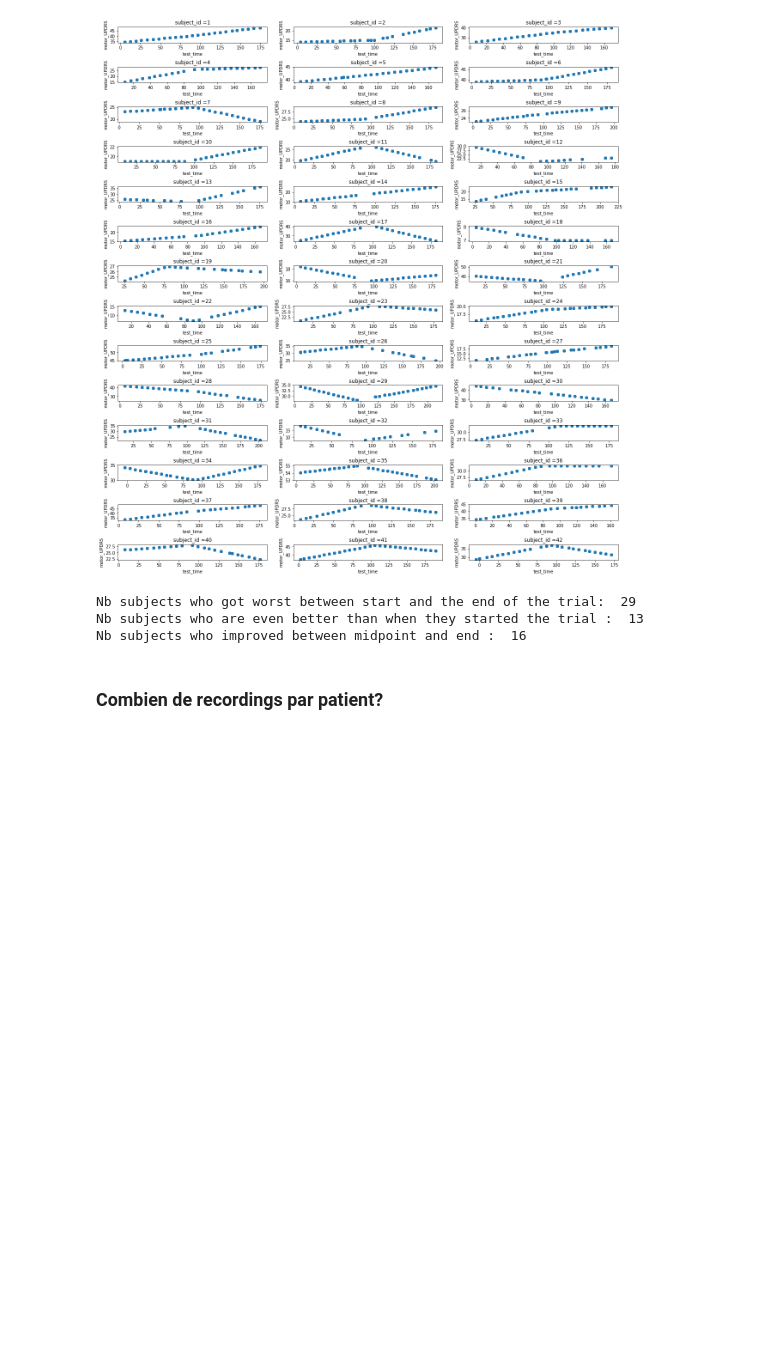
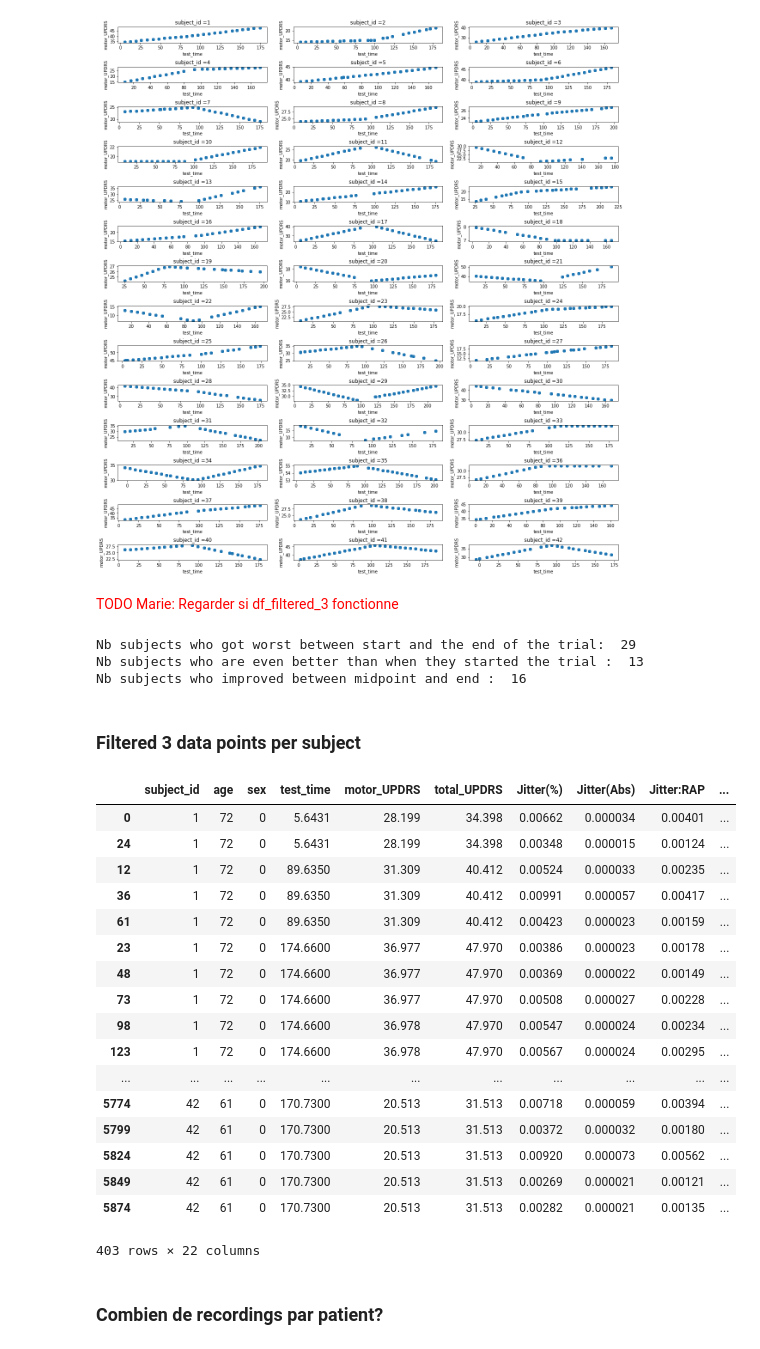
Before and after one commit to Mymoza/DataMining-UPDRS, a Jupyter notebook: UPDRS.ipynb, the cells around one changed output. Saved outputs shown, nothing was run; the diff lists cells and outputs as text; code cells hidden in the pictures; blank space fills up the shorter version.

```diff
--- a/UPDRS.ipynb
+++ b/UPDRS.ipynb
@@ -460,6 +471,8 @@ for ax, subject_id in zip(axs, range(1,43)):
 fig2.savefig('total_updrs_time_test.png')
 # %% [output]
 [figure]
+# %% [markdown]
+<font color='red'>TODO Marie: Regarder si df_filtered_3 fonctionne</font>
 # %%
 nb_subjects_worsen = 0
 nb_subjects_improved = 0
@@ -503,6 +524,29 @@ print('Nb subjects who improved between midpoint and end : ', nb_subjects_midpoi
 Nb subjects who got worst between start and the end of the trial:  29
 Nb subjects who are even better than when they started the trial :  13
 Nb subjects who improved between midpoint and end :  16
+# %% [markdown]
+### Filtered 3 data points per subject
+# %%
+df_filtered_3_per_subject
+# %% [output]
+|  | subject_id | age | sex | test_time | motor_UPDRS | total_UPDRS | Jitter(%) | Jitter(Abs) | Jitter:RAP | ... |
+| 0 | 1 | 72 | 0 | 5.6431 | 28.199 | 34.398 | 0.00662 | 0.000034 | 0.00401 | ... |
+| 24 | 1 | 72 | 0 | 5.6431 | 28.199 | 34.398 | 0.00348 | 0.000015 | 0.00124 | ... |
+| 12 | 1 | 72 | 0 | 89.6350 | 31.309 | 40.412 | 0.00524 | 0.000033 | 0.00235 | ... |
+| 36 | 1 | 72 | 0 | 89.6350 | 31.309 | 40.412 | 0.00991 | 0.000057 | 0.00417 | ... |
+| 61 | 1 | 72 | 0 | 89.6350 | 31.309 | 40.412 | 0.00423 | 0.000023 | 0.00159 | ... |
+| 23 | 1 | 72 | 0 | 174.6600 | 36.977 | 47.970 | 0.00386 | 0.000023 | 0.00178 | ... |
+| 48 | 1 | 72 | 0 | 174.6600 | 36.977 | 47.970 | 0.00369 | 0.000022 | 0.00149 | ... |
+| 73 | 1 | 72 | 0 | 174.6600 | 36.977 | 47.970 | 0.00508 | 0.000027 | 0.00228 | ... |
+| 98 | 1 | 72 | 0 | 174.6600 | 36.978 | 47.970 | 0.00547 | 0.000024 | 0.00234 | ... |
+| 123 | 1 | 72 | 0 | 174.6600 | 36.978 | 47.970 | 0.00567 | 0.000024 | 0.00295 | ... |
+| ... | ... | ... | ... | ... | ... | ... | ... | ... | ... | ... |
+| 5774 | 42 | 61 | 0 | 170.7300 | 20.513 | 31.513 | 0.00718 | 0.000059 | 0.00394 | ... |
+| 5799 | 42 | 61 | 0 | 170.7300 | 20.513 | 31.513 | 0.00372 | 0.000032 | 0.00180 | ... |
+| 5824 | 42 | 61 | 0 | 170.7300 | 20.513 | 31.513 | 0.00920 | 0.000073 | 0.00562 | ... |
+| 5849 | 42 | 61 | 0 | 170.7300 | 20.513 | 31.513 | 0.00269 | 0.000021 | 0.00121 | ... |
+| 5874 | 42 | 61 | 0 | 170.7300 | 20.513 | 31.513 | 0.00282 | 0.000021 | 0.00135 | ... |
+403 rows × 22 columns
 # %% [markdown]
 ### Combien de recordings par patient?
 # %% [markdown]
```
Also changed, not shown: parts of 33 cells of this notebook, 7 other files.
